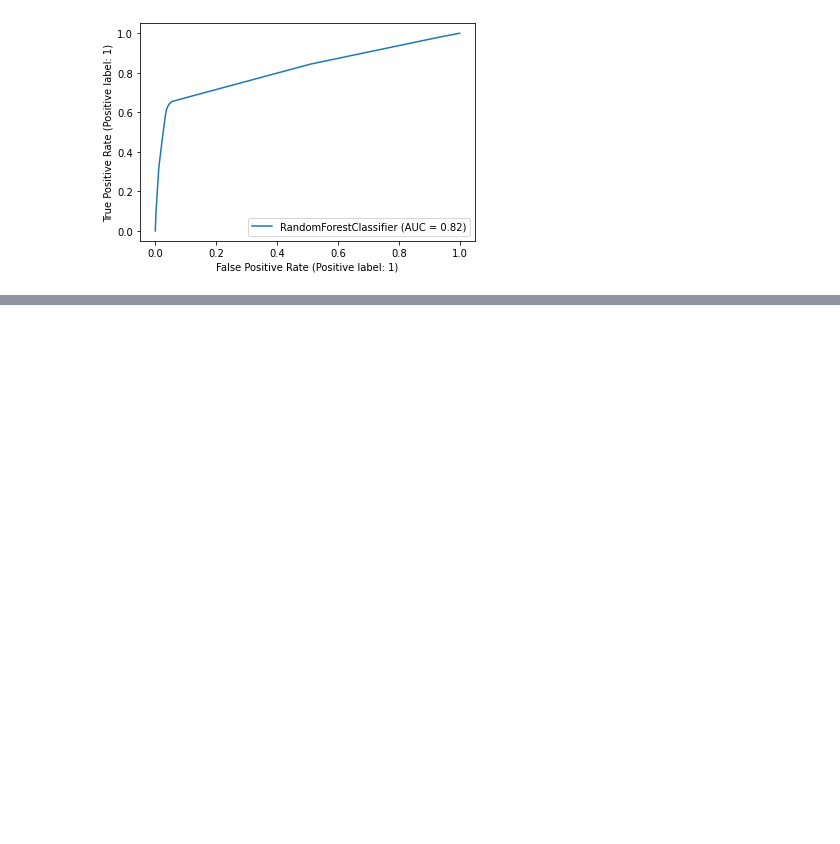
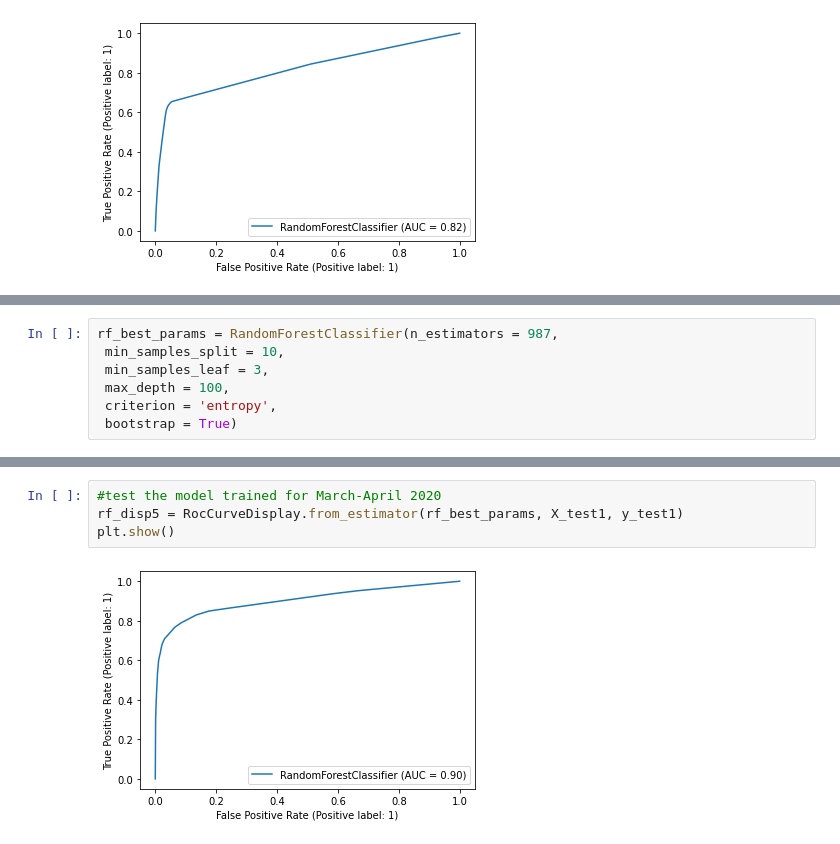
Before and after one commit to faaiz-25/covid_19_hackathon, a Jupyter notebook: random_forest_model_v1.ipynb, the cells around one changed output, grey strips where cells are left out. Cells and saved outputs as stored; diff of their text form; blank space fills up the shorter version.

```diff
--- a/random_forest_model_v1.ipynb
+++ b/random_forest_model_v1.ipynb
@@ -171,0 +260,7 @@ pd.DataFrame(rf_model1.feature_importances_, index=X_train1.columns).sort_values
+# %%
+rf_best_params = RandomForestClassifier(n_estimators = 987,
+ min_samples_split = 10,
+ min_samples_leaf = 3,
+ max_depth = 100,
+ criterion = 'entropy',
+ bootstrap = True)
@@ -171,0 +272,6 @@ pd.DataFrame(rf_model1.feature_importances_, index=X_train1.columns).sort_values
+# %%
+#test the model trained for March-April 2020
+rf_disp5 = RocCurveDisplay.from_estimator(rf_best_params, X_test1, y_test1)
+plt.show()
+# %% [output]
+[figure, added]
```
Also changed, not shown: parts of 25 cells of this notebook, 2 other files.
